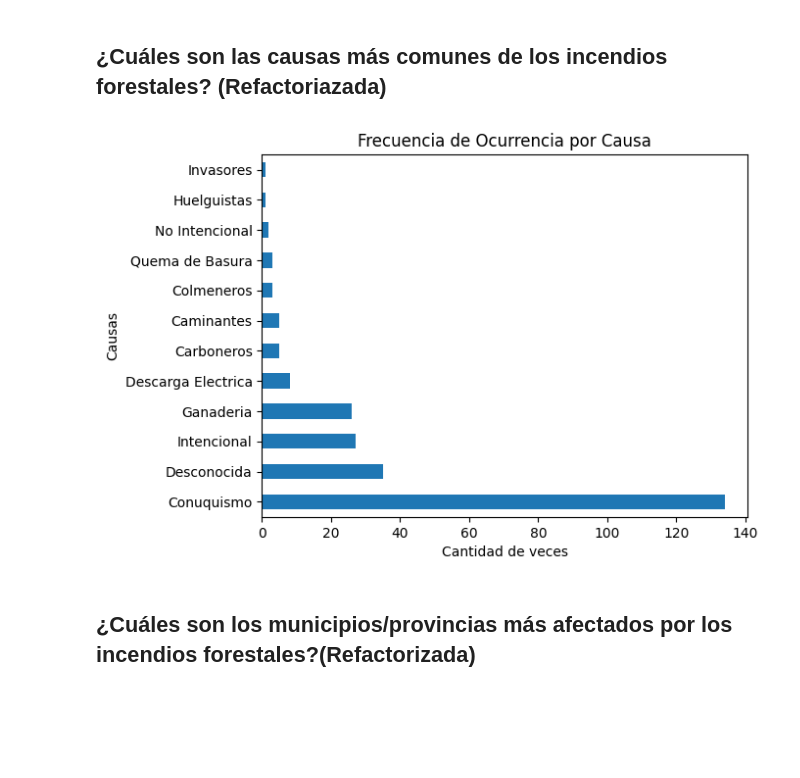
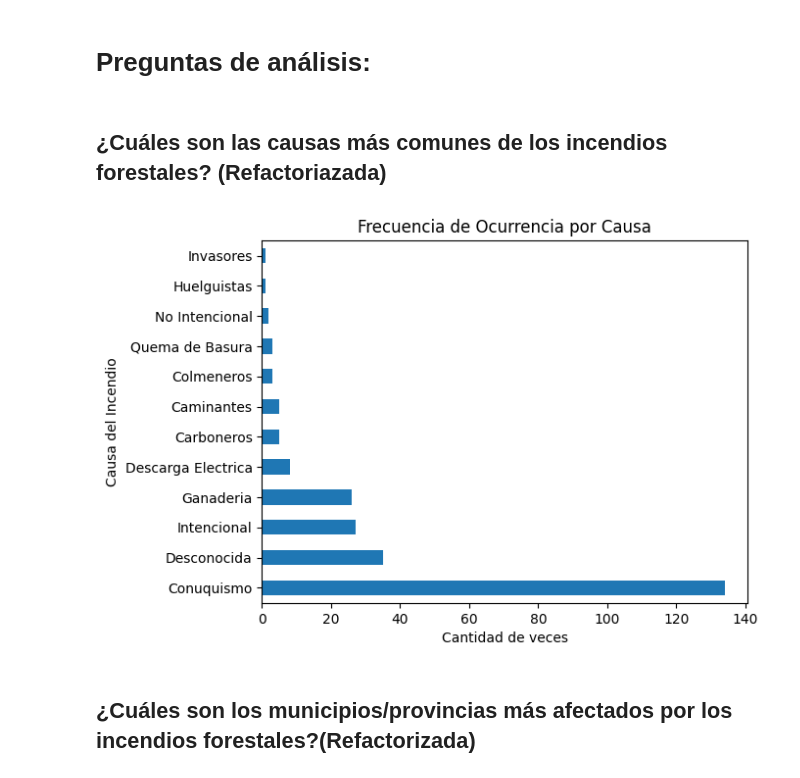
Before and after one commit to Edwinroman30/sic-forest-fire-rd, a Jupyter notebook: main.ipynb, the cells around one changed output. Saved outputs shown, nothing was run; the diff lists cells and outputs as text; code cells hidden in the pictures; blank space fills up the shorter version.

Commit message:
Unión de preguntas 1-6
Unión de preguntas 1-6

```diff
--- a/main.ipynb
+++ b/main.ipynb
@@ -4,7 +28,9 @@ import numpy as np
 import matplotlib.pyplot as plt
 from datetime import datetime as dt
 # %%
-data = pd.read_excel("./data/Incendios-Forestales-2021.xlsx")
+data = pd.read_csv("./data/Incendios-Forestales-2021.csv", parse_dates=["Fecha origen", "Fecha Extincion"])
+data.rename({"Mes de origen ": "Mes de origen"}, axis=1, inplace=True)
+
 print(data.info())
 # %% [output]
 <class 'pandas.core.frame.DataFrame'>
@@ -27,3 +62,5 @@ None
+# %% [markdown]
+# Preguntas de análisis:
 # %% [markdown]
 ## ¿Cuáles son las causas más comunes de los incendios forestales? (Refactoriazada)
 # %%
@@ -33,16 +70,16 @@ causes = data["Causas"].value_counts()
 # %%
 # Graficar
 causes.plot(kind='barh')
 
 # Agregar etiquetas y título
 plt.xlabel('Cantidad de veces')
-plt.ylabel('Causas')
+plt.ylabel('Causa del Incendio')
 plt.title('Frecuencia de Ocurrencia por Causa')
 
 # Mostrar el gráfico
 plt.show()
 # %% [output]
-[figure, old version]
+[figure, new version]
 # %% [markdown]
 ## ¿Cuáles son los municipios/provincias más afectados por los incendios forestales?(Refactorizada)
 # %% [markdown]
```
Also changed, not shown: parts of 21 cells of this notebook.
